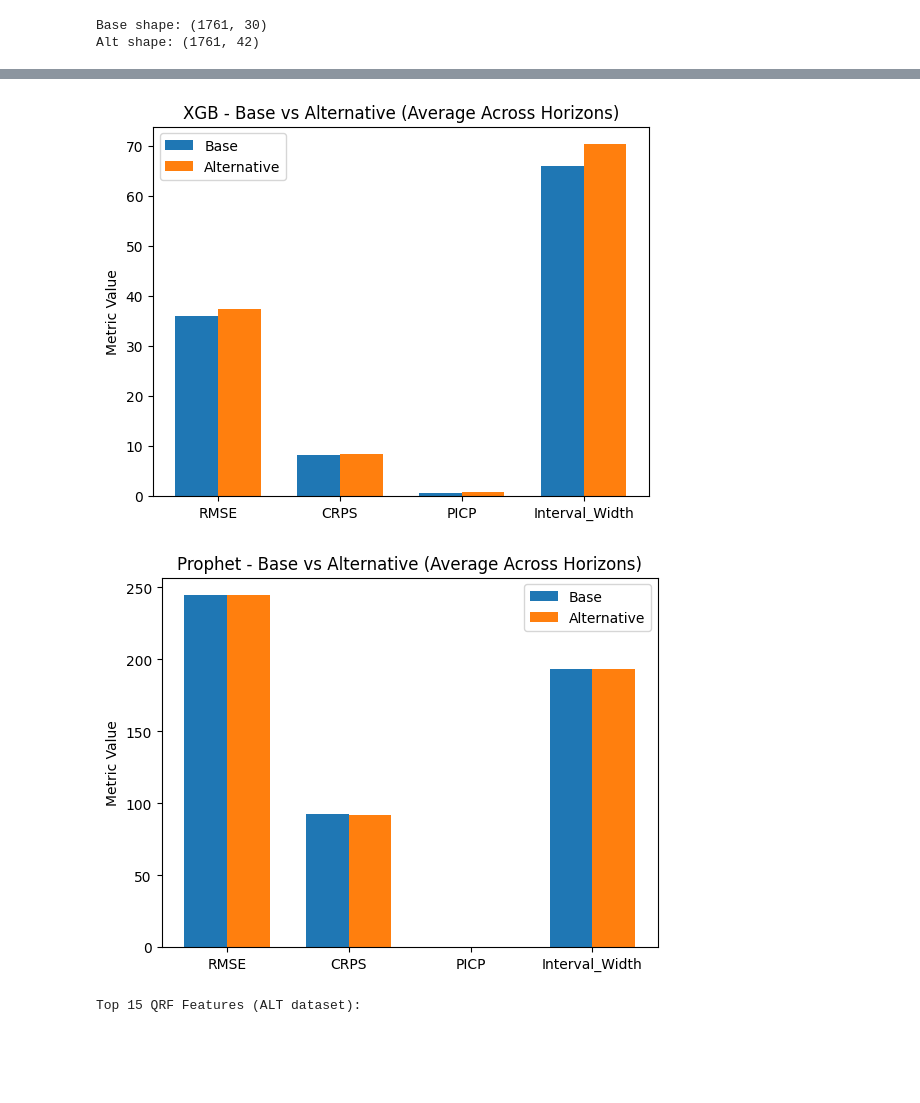
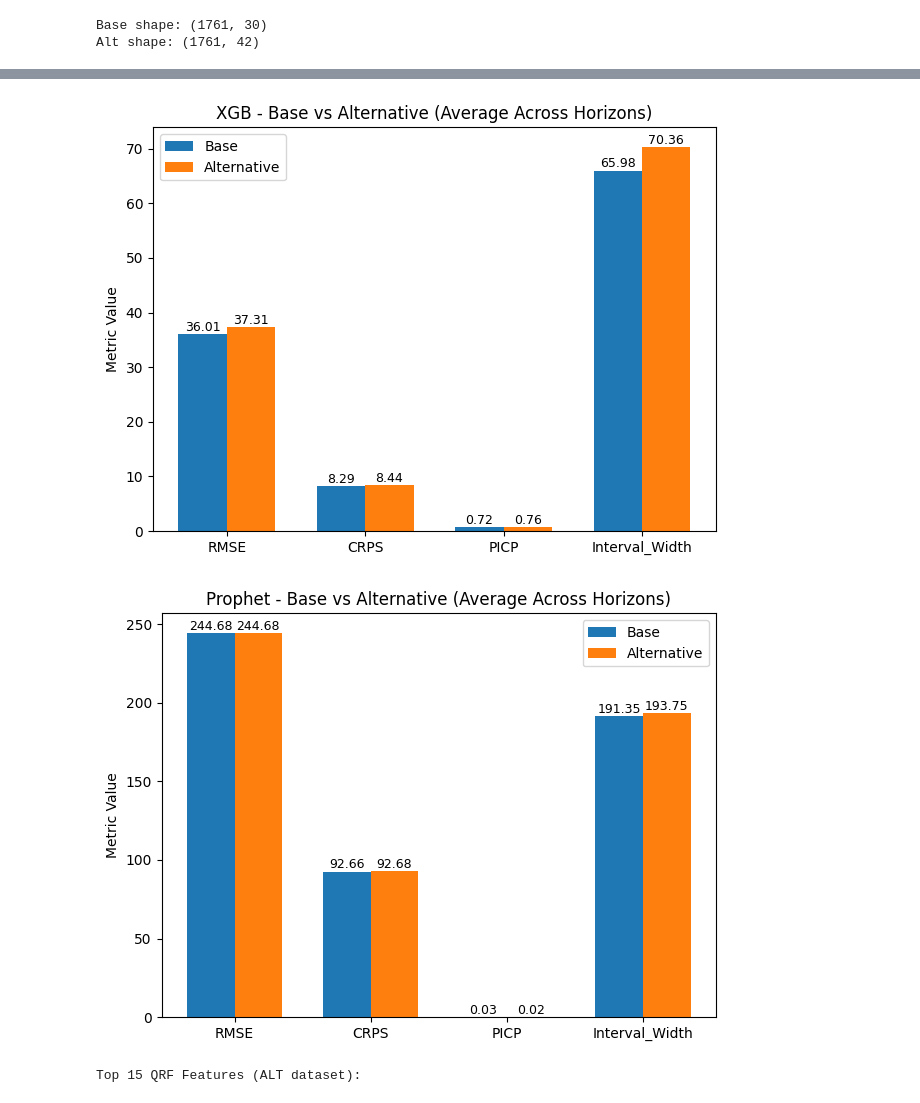
Before and after one commit to AbdoZwein/oamk_thesis, a Jupyter notebook: thesis_modeling.ipynb, the cells around one changed output, grey strips where cells are left out. Saved outputs shown, nothing was run; the diff lists cells and outputs as text; code cells hidden in the pictures; blank space fills up the shorter version.

```diff
--- a/thesis_modeling.ipynb
+++ b/thesis_modeling.ipynb
@@ -539,13 +539,19 @@ for model in models:
 
     plt.figure()
 
-    plt.bar(x - width/2, base_vals, width, label="Base")
-    plt.bar(x + width/2, alt_vals, width, label="Alternative")
+    bars_base = plt.bar(x - width/2, base_vals, width, label="Base")
+    bars_alt  = plt.bar(x + width/2, alt_vals, width, label="Alternative")
+
+    # Add value labels
+    for i in range(len(metrics)):
+        plt.text(x[i] - width/2, base_vals[i] + 0.01, f"{base_vals[i]:.2f}", ha='center', va='bottom', fontsize=9)
+        plt.text(x[i] + width/2, alt_vals[i] + 0.01, f"{alt_vals[i]:.2f}", ha='center', va='bottom', fontsize=9)
 
     plt.xticks(x, metrics)
     plt.title(f"{model} - Base vs Alternative (Average Across Horizons)")
     plt.legend()
 
     plt.ylabel("Metric Value")
+    plt.tight_layout()
     plt.show()
 # %% [output]
@@ -553,5 +559,5 @@ for model in models:
-[figure, old version]
+[figure, new version]
-[figure, old version]
+[figure, new version]
 # %%
 # ============================================
 # FEATURE IMPORTANCE — ALT DATASET ONLY
```
Also changed, not shown: parts of 6 cells of this notebook, 1 other file.
